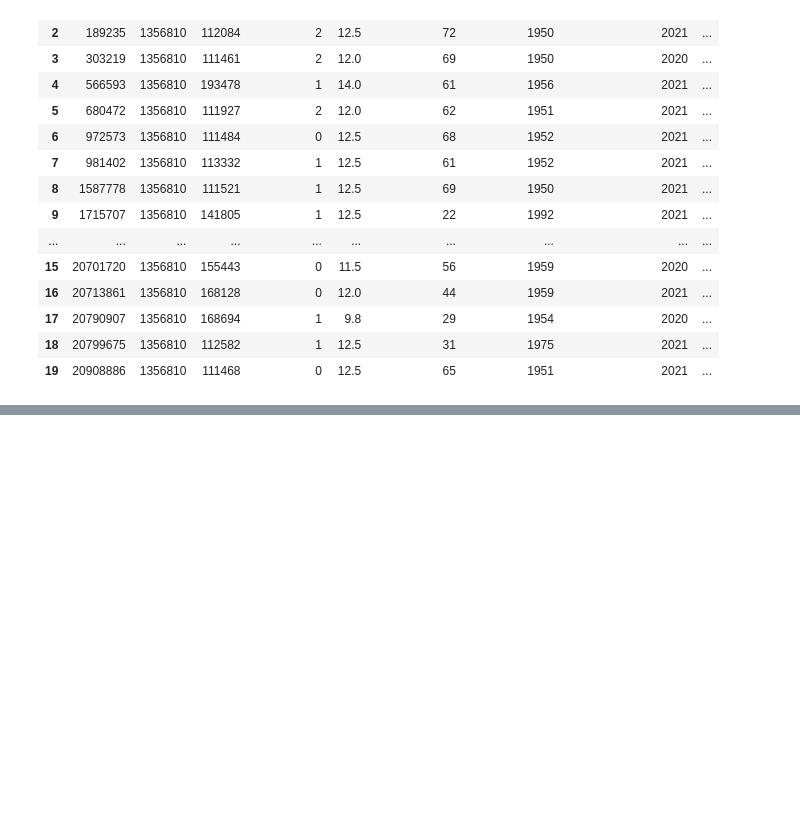
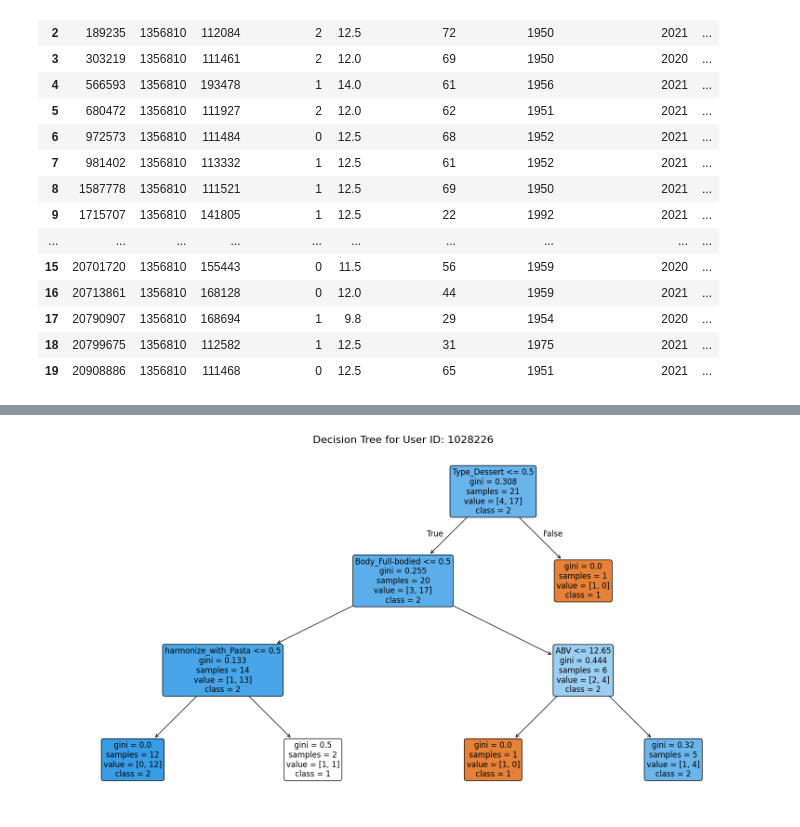
Before and after one commit to NikiLalev/rs_project_group12, a Jupyter notebook: experiments/final_individual_recsys_joao.ipynb, the cells around one changed output, grey strips where cells are left out. Drawn from its saved outputs; the diff is of its cells as text; code cells hidden in the pictures; blank space fills up the shorter version.

Commit message:
Basic Evaluation Complted for the SLIM and Decision Trees

```diff
--- a/experiments/final_individual_recsys_joao.ipynb
+++ b/experiments/final_individual_recsys_joao.ipynb
@@ -249,3 +249,21 @@ Merged Data:
 | 17 | 20790907 | 1356810 | 168694 | 1 | 9.8 | 29 | 1954 | 2020 | ... |
 | 18 | 20799675 | 1356810 | 112582 | 1 | 12.5 | 31 | 1975 | 2021 | ... |
 | 19 | 20908886 | 1356810 | 111468 | 0 | 12.5 | 65 | 1951 | 2021 | ... |
+# %%
+# Define the minimum number of ratings required
+MIN_RATINGS = 5
+
+# Calculate the original number of unique users
+original_user_count = ratings_df_slim['user'].nunique()
+print(f"Original number of users: {original_user_count}")
+
+# Filter out users with fewer than MIN_RATINGS by reassigning back to ratings_df_slim
+ratings_df_slim = ratings_df_slim.groupby('user').filter(lambda x: len(x) >= MIN_RATINGS)
+
+# Calculate the number of unique users after filtering
+filtered_user_count = ratings_df_slim['user'].nunique()
+print(f"Number of users after filtering: {filtered_user_count}")
+
+# Optional: Calculate the number of users removed
+removed_user_count = original_user_count - filtered_user_count
+print(f"Number of users removed: {removed_user_count}")
@@ -251,0 +465,63 @@ Merged Data:
+# %%
+import matplotlib.pyplot as plt
+from sklearn import tree
+import random  # To select a random user
+
+# Ensure reproducibility by setting a random seed (optional)
+random.seed(42)  # You can choose any integer or remove this line for true randomness
+
+# Get a list of all user IDs
+all_users = list(user_models.keys())
+
+# Select a random user
+random_user = random.choice(all_users)
+
+print(f"Selected User ID: {random_user}")
+
+# Retrieve the selected user's model
+selected_model = user_models[random_user]['model']
+
+# Retrieve feature names
+# Assuming that feature names are consistent across users and were used during training
+# If not, you'll need to store feature names per user during training
+# For demonstration, let's assume feature names are stored or accessible
+# Replace 'X_train_columns' with your actual feature names list if different
+
+# Example: If feature names are consistent and stored separately
+# feature_names = X.columns.tolist()
+
+# Alternatively, if feature names are stored within user_models (modify as per your storage)
+# For this example, we'll assume they are consistent and stored as a separate list
+# If not, please adjust accordingly.
+
+# Replace the following line with your actual feature names
+# Ensure X_train is defined in your notebook; otherwise, replace with your feature names list
+feature_names = X_train.columns.tolist()  # Modify this line as needed
+
+# Retrieve class names from the model
+class_names = selected_model.classes_.astype(str)  # Convert to string for better readability
+
+print(f"Number of Features: {len(feature_names)}")
+print(f"Classes: {class_names}")
+
+# Set the figure size for better readability
+plt.figure(figsize=(20, 10))
+
+# Plot the decision tree
+tree.plot_tree(
+    selected_model,
+    feature_names=feature_names,          # Feature names used in training
+    class_names=class_names,              # Class names (unique ratings)
+    filled=True,                          # Fill nodes with colors
+    rounded=True,                         # Rounded nodes
+    fontsize=12,                          # Font size for text in the tree
+    proportion=False,                     # Whether to show proportions
+    impurity=True                         # Whether to show impurity measures
+)
+
+# Add a title to the plot
+plt.title(f"Decision Tree for User ID: {random_user}", fontsize=16)
+
+# Display the plot
+plt.show()
+# %% [output]
@@ -252,3 +531,4 @@ Merged Data:
+[figure, added]
 # %%
 # Here, we train one Decision Tree Classifier per user (Content Based Filtering)
 # We split the User Ratings into Training and Testing Data (80-20 Stratified Split, to ensure the same distribution of ratings in both sets)
```
Also changed, not shown: parts of 9 cells of this notebook.
